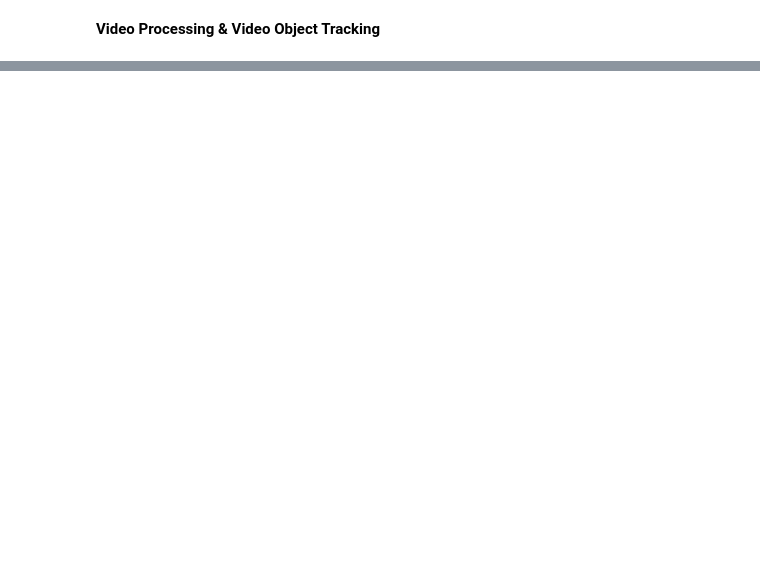
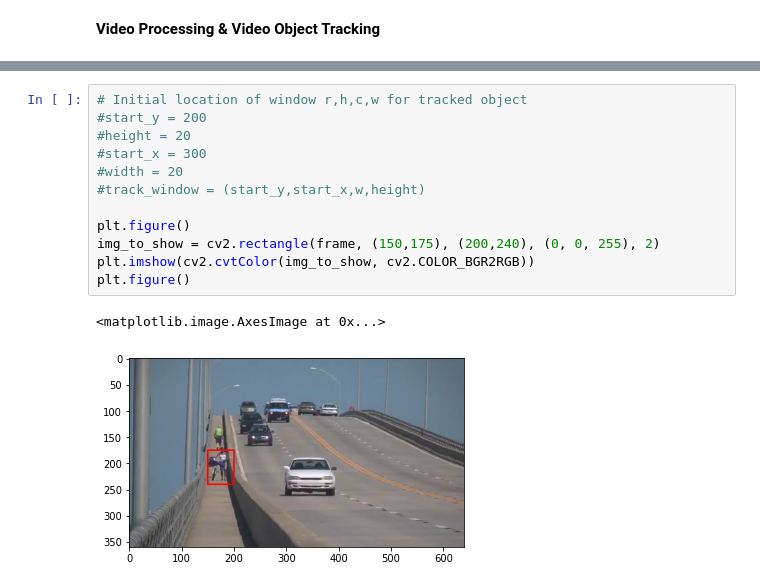
Before and after one commit to heshameraqi/Image_Processing_Computer_Vision_1, a Jupyter notebook: Videos_Object_Tracking.ipynb, the cells around one changed output, grey strips where cells are left out. Cells and saved outputs as stored; diff of their text form; blank space fills up the shorter version.

```diff
--- a/Videos_Object_Tracking.ipynb
+++ b/Videos_Object_Tracking.ipynb
@@ -3 +38,16 @@
+# %%
+# Initial location of window r,h,c,w for tracked object
+#start_y = 200
+#height = 20
+#start_x = 300
+#width = 20
+#track_window = (start_y,start_x,w,height)
+
+plt.figure()
+img_to_show = cv2.rectangle(frame, (150,175), (200,240), (0, 0, 255), 2)
+plt.imshow(cv2.cvtColor(img_to_show, cv2.COLOR_BGR2RGB))
+plt.figure()
+# %% [output]
+<matplotlib.image.AxesImage at 0x...>
+[figure, added]
 # %%
```
Also changed, not shown: parts of 2 cells of this notebook.
